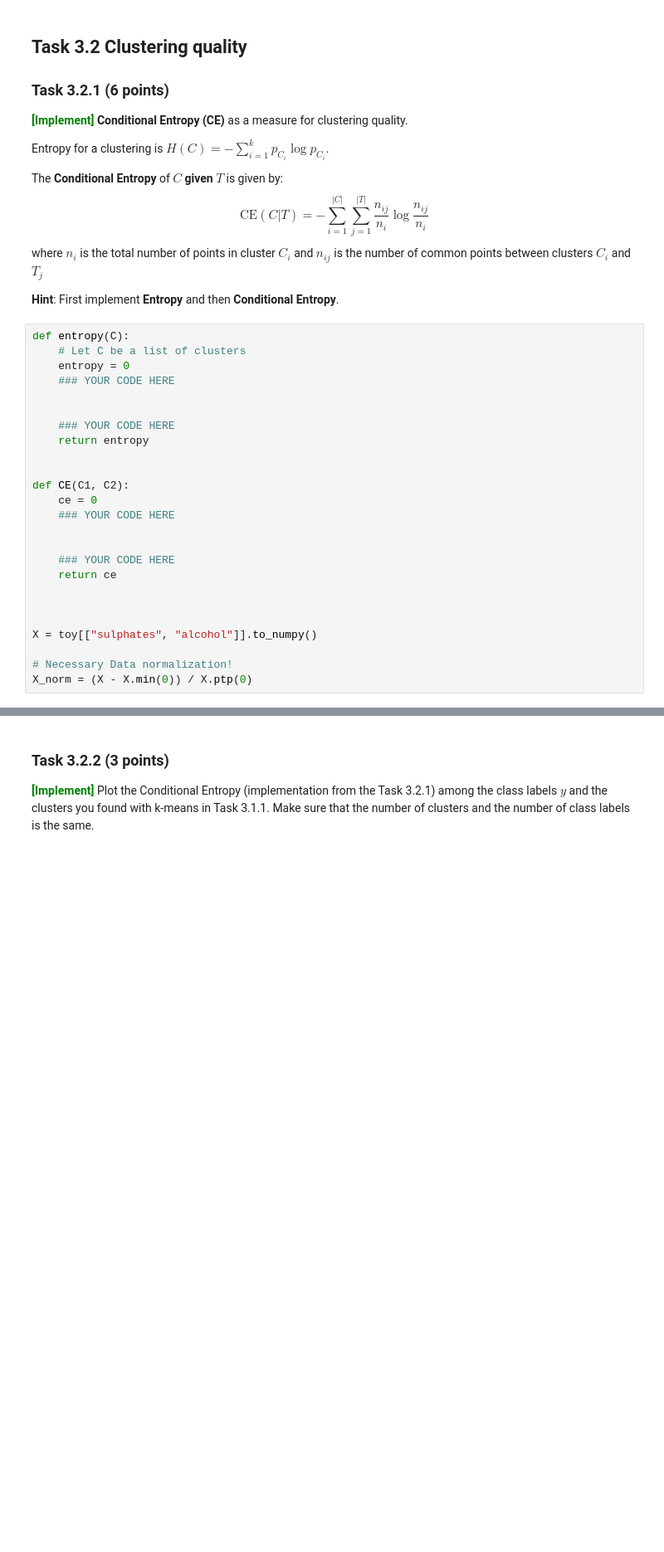
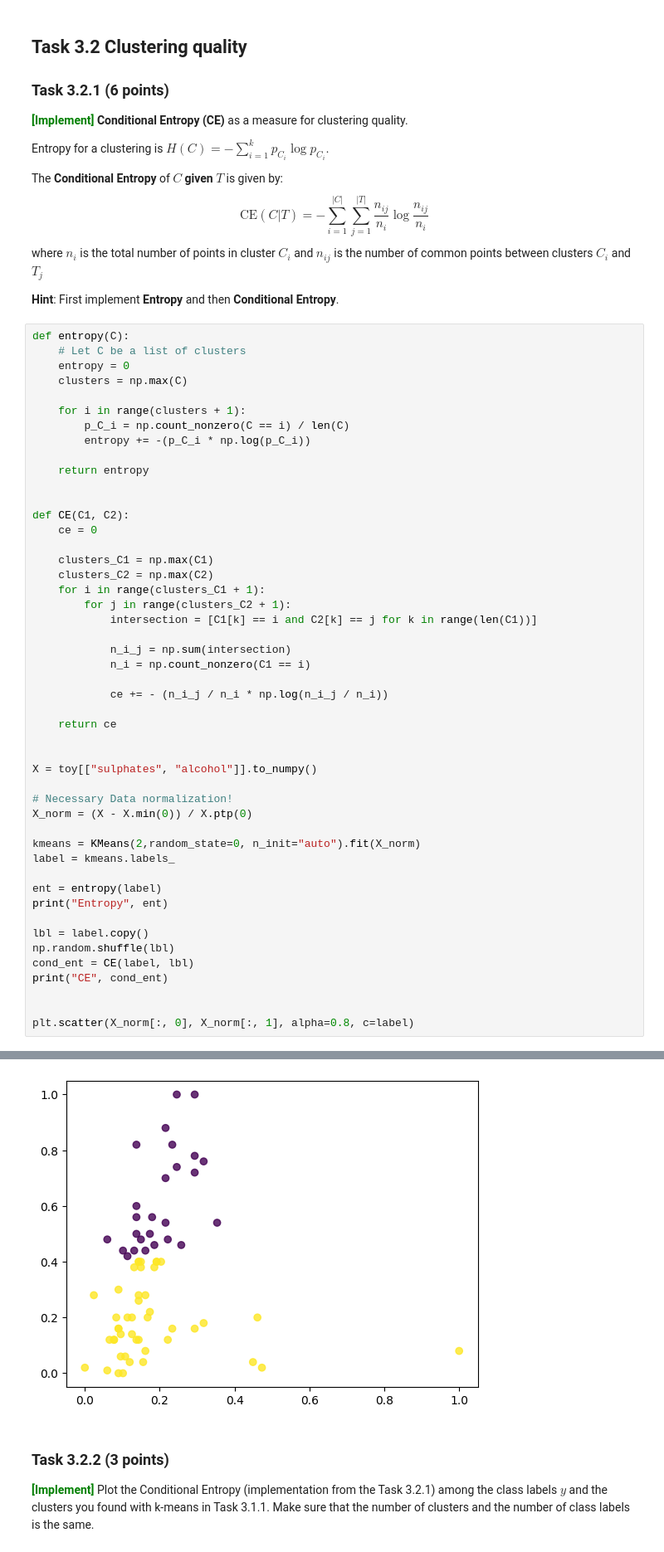
Before and after one commit to Joac1137/dm2023-exercises, a Jupyter notebook: handins/handin1.ipynb, the cells around one changed output, grey strips where cells are left out. Shown at 83% size. Drawn from its saved outputs; the diff is of its cells as text; blank space fills up the shorter version.

```diff
--- a/handins/handin1.ipynb
+++ b/handins/handin1.ipynb
@@ -963,24 +959,48 @@ where $n_{i}$ is the total number of points in cluster $C_i$ and $n_{ij}$ is the
 def entropy(C):
     # Let C be a list of clusters
     entropy = 0
-    ### YOUR CODE HERE
+    clusters = np.max(C)
 
+    for i in range(clusters + 1):
+        p_C_i = np.count_nonzero(C == i) / len(C)
+        entropy += -(p_C_i * np.log(p_C_i))
 
-    ### YOUR CODE HERE
     return entropy
 
 
 def CE(C1, C2):
     ce = 0
-    ### YOUR CODE HERE
 
+    clusters_C1 = np.max(C1)
+    clusters_C2 = np.max(C2)
+    for i in range(clusters_C1 + 1):
+        for j in range(clusters_C2 + 1):
+            intersection = [C1[k] == i and C2[k] == j for k in range(len(C1))]
 
-    ### YOUR CODE HERE
+            n_i_j = np.sum(intersection)
+            n_i = np.count_nonzero(C1 == i)
+
+            ce += - (n_i_j / n_i * np.log(n_i_j / n_i))
+
     return ce
-
 
 
 X = toy[["sulphates", "alcohol"]].to_numpy()
 
 # Necessary Data normalization!
 X_norm = (X - X.min(0)) / X.ptp(0)
+
+kmeans = KMeans(2,random_state=0, n_init="auto").fit(X_norm)
+label = kmeans.labels_
+
+ent = entropy(label)
+print("Entropy", ent)
+
+lbl = label.copy()
+np.random.shuffle(lbl)
+cond_ent = CE(label, lbl)
+print("CE", cond_ent)
+
+
+plt.scatter(X_norm[:, 0], X_norm[:, 1], alpha=0.8, c=label)
+# %% [output]
@@ -987,3 +1010,4 @@ X_norm = (X - X.min(0)) / X.ptp(0)
+[figure, added]
 # %% [markdown]
 ### Task 3.2.2 (3 points)
 <span style='color: green'>**\[Implement\]**</span>
```
Also changed, not shown: parts of 2 cells of this notebook.
